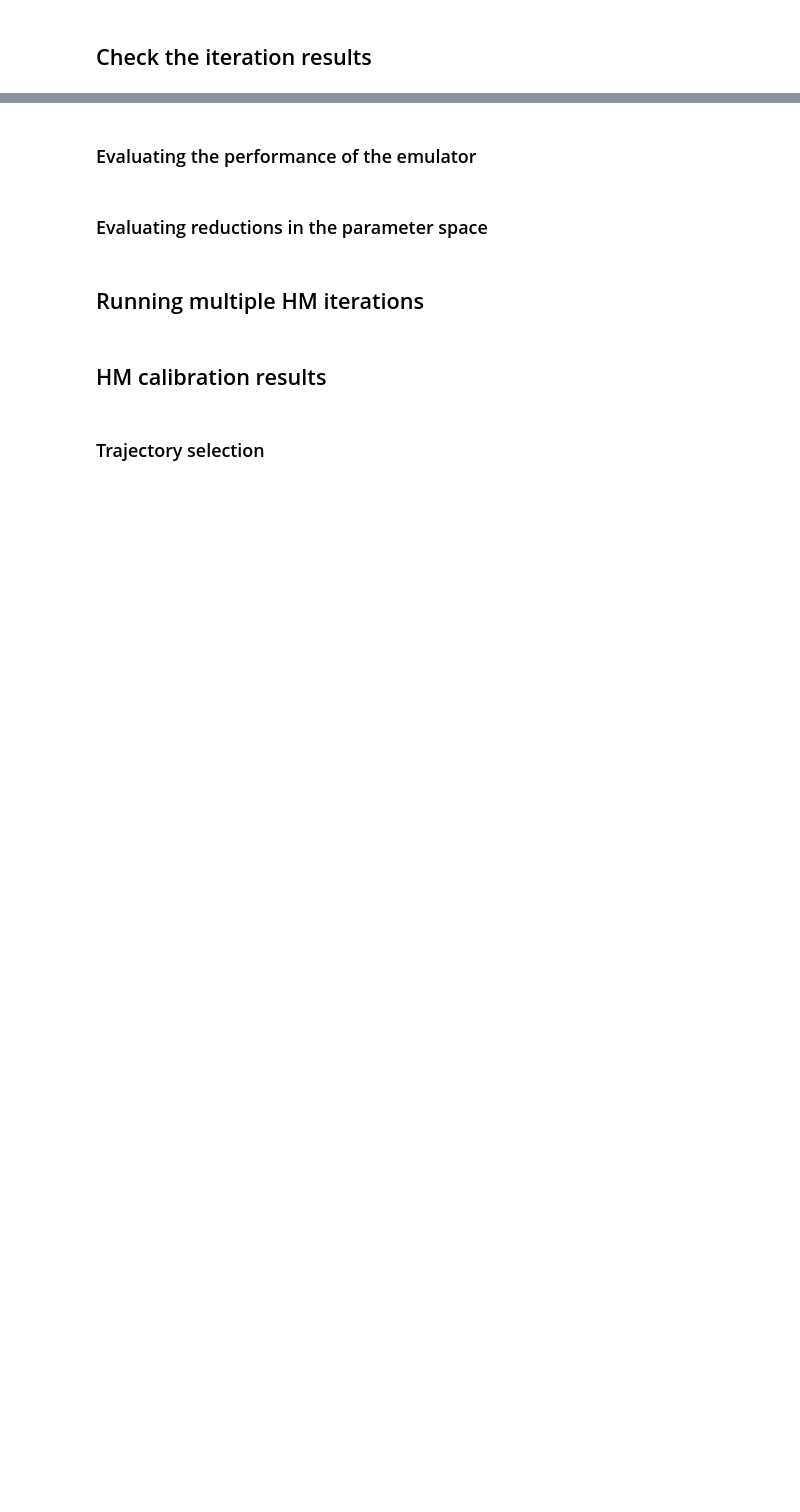
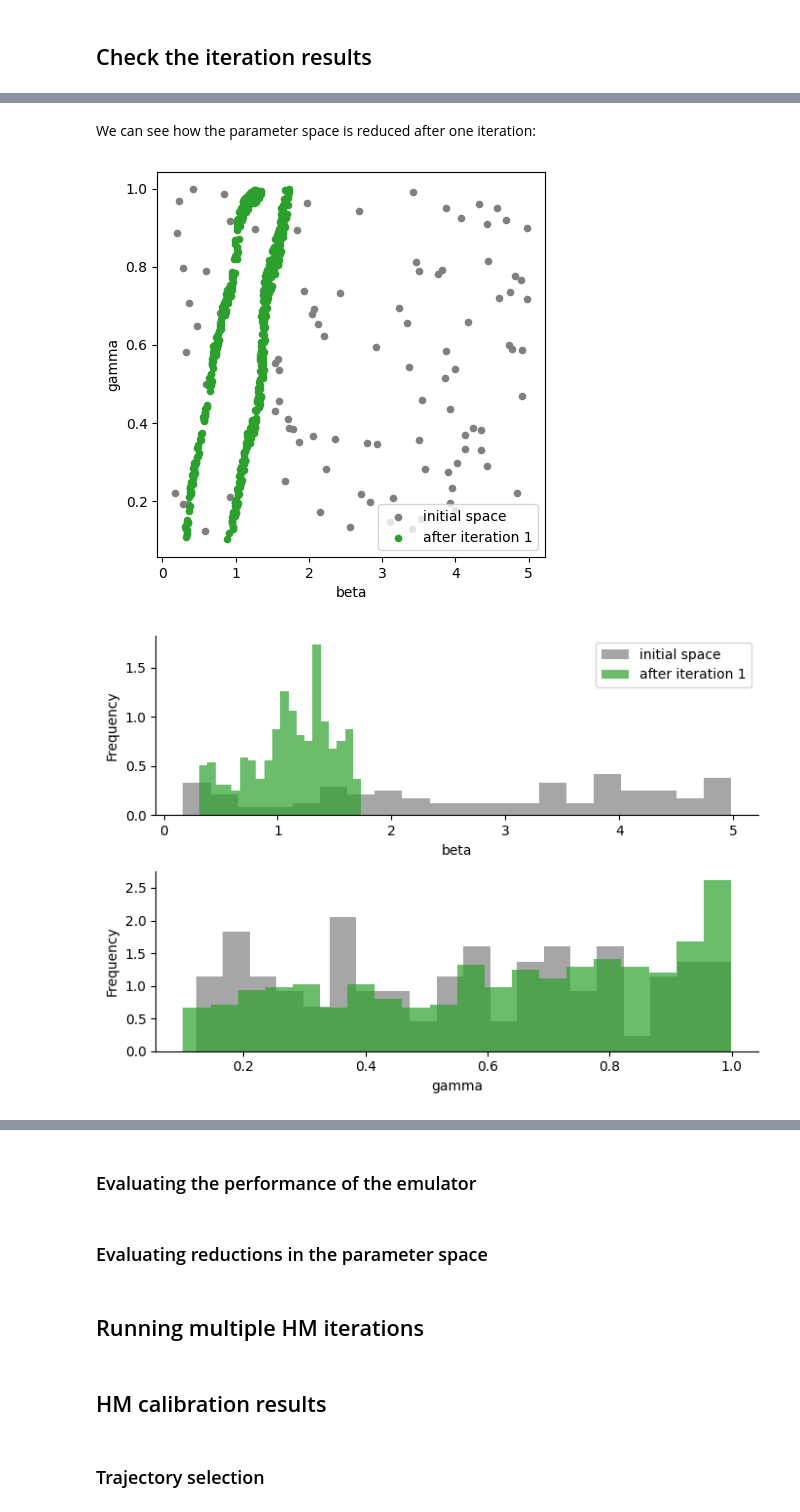
Before and after one commit to InstituteforDiseaseModeling/historymatching, a Jupyter notebook: examples/history_matching_sir.ipynb, the cells around one changed output, grey strips where cells are left out. Drawn from its saved outputs; the diff is of its cells as text; code cells hidden in the pictures; blank space fills up the shorter version.

```diff
--- a/examples/history_matching_sir.ipynb
+++ b/examples/history_matching_sir.ipynb
@@ -389,0 +395,3 @@ RuntimeError: No active exception to reraise
+# %%
+samples_step_1 = trace[0]['new_samples']
+samples_step_1.head()
@@ -389,0 +405,38 @@ RuntimeError: No active exception to reraise
+# %% [markdown]
+We can see how the parameter space is reduced after one iteration:
+# %%
+def plot_parameter_space( samples_1, samples_2, label_1='samples_1', label_2='samples_2' ):
+
+    # Figure/format parameters
+    color_1 = 'gray'
+    color_2 = 'tab:green'
+    n_bins = 20
+
+    # Draw scatter plot
+    fig_scatter, ax_scatter = plt.subplots( 1, 1, figsize=(5,5) )
+    samples_1.plot.scatter( x='beta', y='gamma', c='gray'     , label=label_1, ax=ax_scatter )
+    samples_2.plot.scatter( x='beta', y='gamma', c='tab:green', label=label_2, ax=ax_scatter )
+
+    # Draw histograms
+    fig_hist, axs_hist = plt.subplots( 2, 1, sharex=False, figsize=(7,5) )
+
+    samples_1['beta'].plot.hist( bins=n_bins, density=True, color=color_1, legend=True, alpha=0.7, label=label_1, ax=axs_hist[0] )
+    samples_2['beta'].plot.hist( bins=n_bins, density=True, color=color_2, legend=True, alpha=0.7, label=label_2, ax=axs_hist[0] )
+    axs_hist[0].set_xlabel( 'beta' )
+    axs_hist[0].spines['top'  ].set_visible( False )
+    axs_hist[0].spines['right'].set_visible ( False )
+
+    samples_1['gamma'].plot.hist( bins=n_bins, density=True, color=color_1, alpha=0.7, label=label_1, ax=axs_hist[1] )
+    samples_2['gamma'].plot.hist( bins=n_bins, density=True, color=color_2, alpha=0.7, label=label_2, ax=axs_hist[1] )
+    axs_hist[1].set_xlabel( 'gamma' )
+    axs_hist[1].spines['top'  ].set_visible( False )
+    axs_hist[1].spines['right'].set_visible ( False )
+
+    fig_hist.tight_layout()
+
+    return
+
+plot_parameter_space( test_points, samples_step_1, 'initial space', 'after iteration 1' )
+# %% [output]
+[figure, added]
+[figure, added]
```
Also changed, not shown: parts of 14 cells of this notebook, 3 other files.
